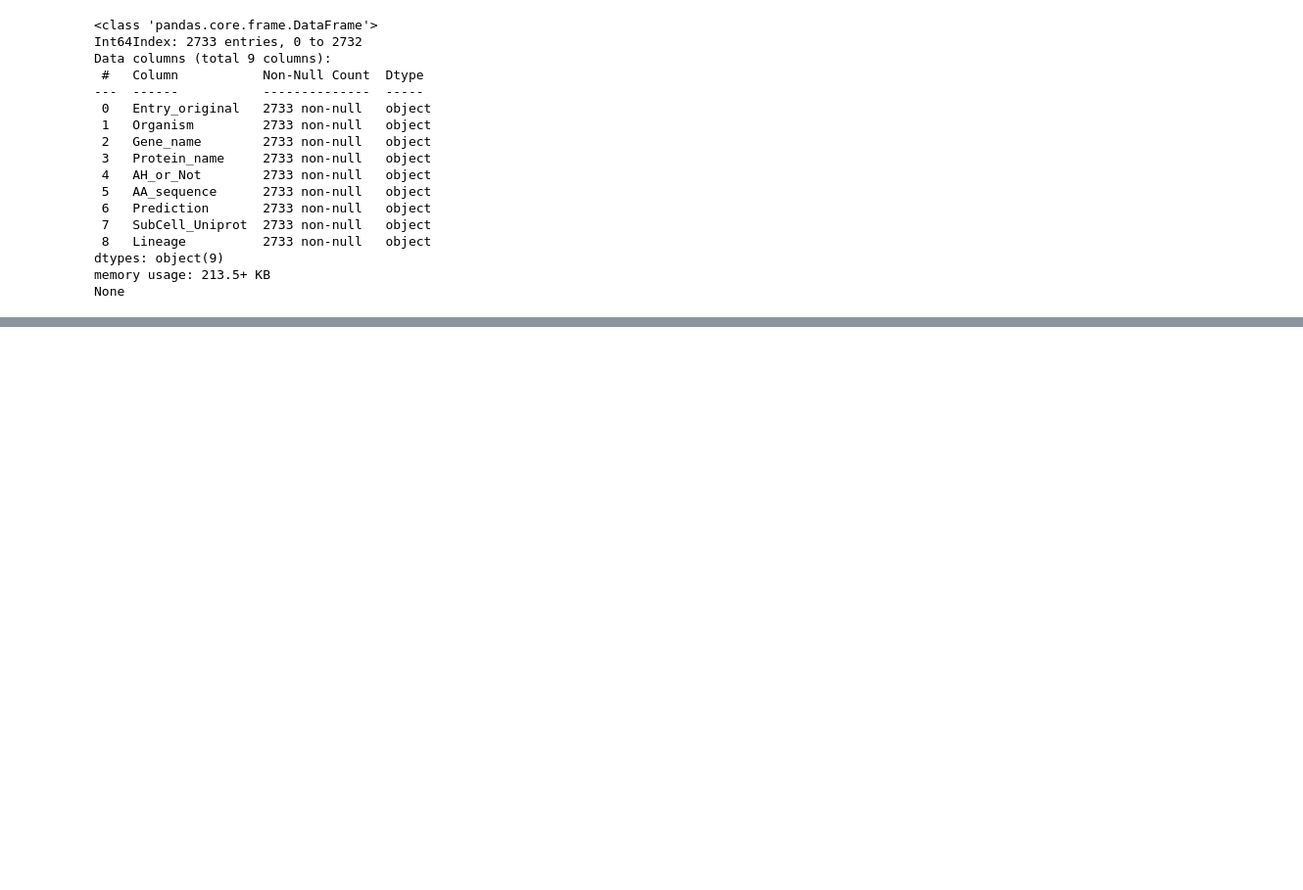
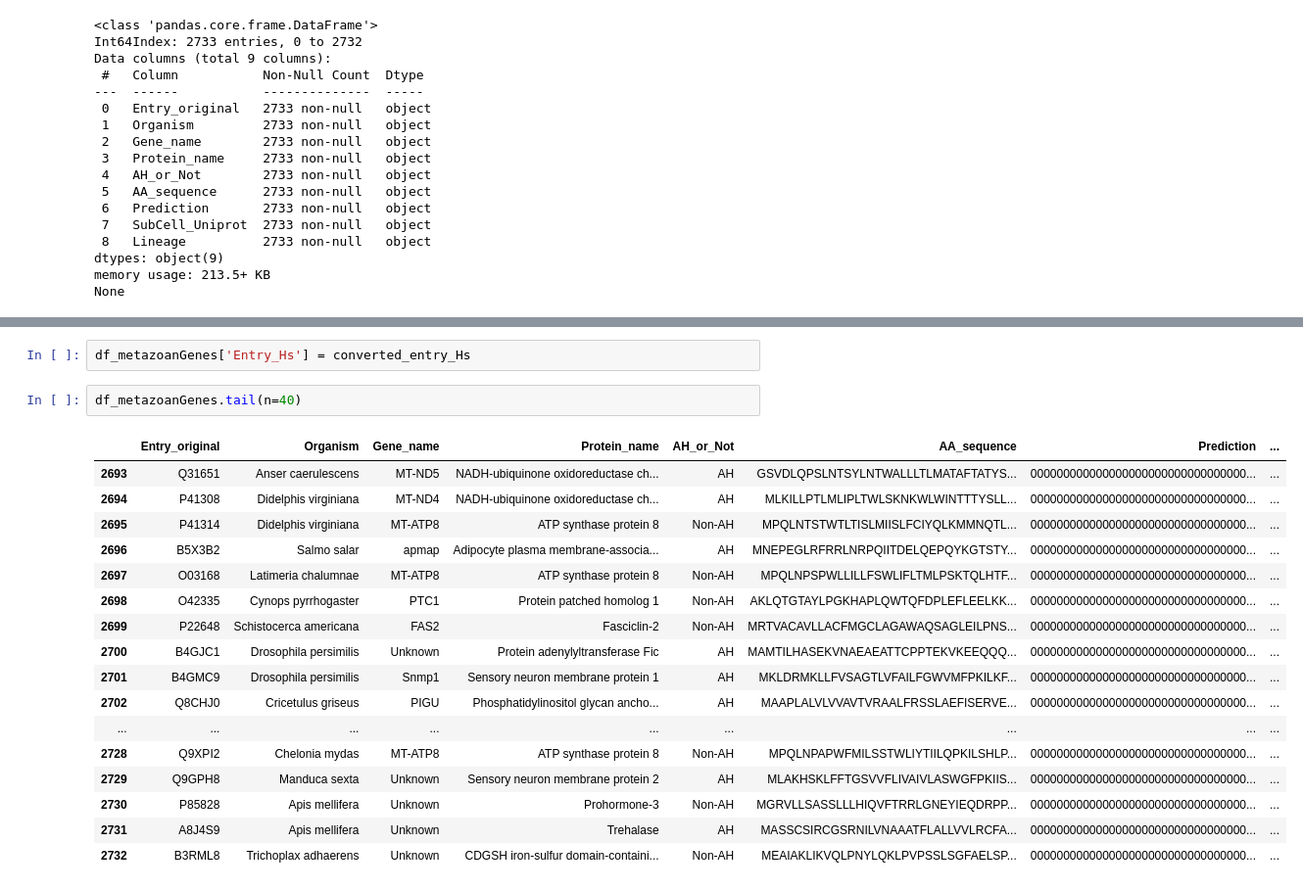
Before and after one commit to shokenlee/Find-AH-NE_MemBrain, a Jupyter notebook: MemBrain_.ipynb, the cells around one changed output, grey strips where cells are left out. Shown at 98% size. Cells and saved outputs as stored; diff of their text form; blank space fills up the shorter version.

```diff
--- a/MemBrain_.ipynb
+++ b/MemBrain_.ipynb
@@ -273,0 +504,22 @@ df_metazoanGenes.to_csv('./Results_step_2.csv', index=False)
+# %%
+df_metazoanGenes['Entry_Hs'] = converted_entry_Hs
+# %%
+df_metazoanGenes.tail(n=40)
+# %% [output]
+|  | Entry_original | Organism | Gene_name | Protein_name | AH_or_Not | AA_sequence | Prediction | ... |
+| 2693 | Q31651 | Anser caerulescens | MT-ND5 | NADH-ubiquinone oxidoreductase ch... | AH | GSVDLQPSLNTSYLNTWALLLTLMATAFTATYS... | 000000000000000000000000000000000... | ... |
+| 2694 | P41308 | Didelphis virginiana | MT-ND4 | NADH-ubiquinone oxidoreductase ch... | AH | MLKILLPTLMLIPLTWLSKNKWLWINTTTYSLL... | 000000000000000000000000000000000... | ... |
+| 2695 | P41314 | Didelphis virginiana | MT-ATP8 | ATP synthase protein 8 | Non-AH | MPQLNTSTWTLTISLMIISLFCIYQLKMMNQTL... | 000000000000000000000000000000000... | ... |
+| 2696 | B5X3B2 | Salmo salar | apmap | Adipocyte plasma membrane-associa... | AH | MNEPEGLRFRRLNRPQIITDELQEPQYKGTSTY... | 000000000000000000000000000000000... | ... |
+| 2697 | O03168 | Latimeria chalumnae | MT-ATP8 | ATP synthase protein 8 | Non-AH | MPQLNPSPWLLILLFSWLIFLTMLPSKTQLHTF... | 000000000000000000000000000000000... | ... |
+| 2698 | O42335 | Cynops pyrrhogaster | PTC1 | Protein patched homolog 1 | Non-AH | AKLQTGTAYLPGKHAPLQWTQFDPLEFLEELKK... | 000000000000000000000000000000000... | ... |
+| 2699 | P22648 | Schistocerca americana | FAS2 | Fasciclin-2 | Non-AH | MRTVACAVLLACFMGCLAGAWAQSAGLEILPNS... | 000000000000000000000000000000000... | ... |
+| 2700 | B4GJC1 | Drosophila persimilis | Unknown | Protein adenylyltransferase Fic | AH | MAMTILHASEKVNAEAEATTCPPTEKVKEEQQQ... | 000000000000000000000000000000000... | ... |
+| 2701 | B4GMC9 | Drosophila persimilis | Snmp1 | Sensory neuron membrane protein 1 | AH | MKLDRMKLLFVSAGTLVFAILFGWVMFPKILKF... | 000000000000000000000000000000000... | ... |
+| 2702 | Q8CHJ0 | Cricetulus griseus | PIGU | Phosphatidylinositol glycan ancho... | AH | MAAPLALVLVVAVTVRAALFRSSLAEFISERVE... | 000000000000000000000000000000000... | ... |
+| ... | ... | ... | ... | ... | ... | ... | ... | ... |
+| 2728 | Q9XPI2 | Chelonia mydas | MT-ATP8 | ATP synthase protein 8 | Non-AH | MPQLNPAPWFMILSSTWLIYTIILQPKILSHLP... | 000000000000000000000000000000000... | ... |
+| 2729 | Q9GPH8 | Manduca sexta | Unknown | Sensory neuron membrane protein 2 | AH | MLAKHSKLFFTGSVVFLIVAIVLASWGFPKIIS... | 000000000000000000000000000000000... | ... |
+| 2730 | P85828 | Apis mellifera | Unknown | Prohormone-3 | Non-AH | MGRVLLSASSLLLHIQVFTRRLGNEYIEQDRPP... | 000000000000000000000000000000000... | ... |
+| 2731 | A8J4S9 | Apis mellifera | Unknown | Trehalase | AH | MASSCSIRCGSRNILVNAAATFLALLVVLRCFA... | 000000000000000000000000000000000... | ... |
+| 2732 | B3RML8 | Trichoplax adhaerens | Unknown | CDGSH iron-sulfur domain-containi... | Non-AH | MEAIAKLIKVQLPNYLQKLPVPSSLSGFAELSP... | 000000000000000000000000000000000... | ... |
```
Also changed, not shown: parts of 27 cells of this notebook.
